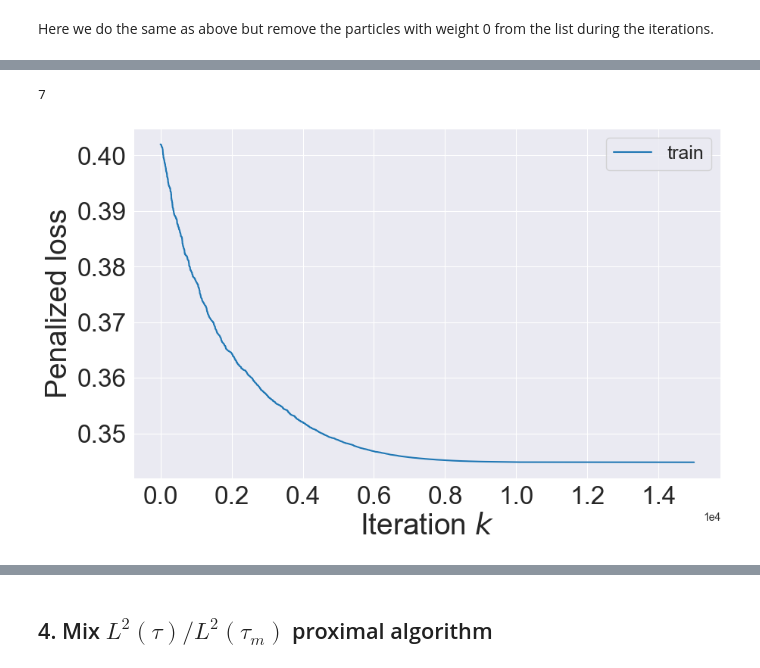
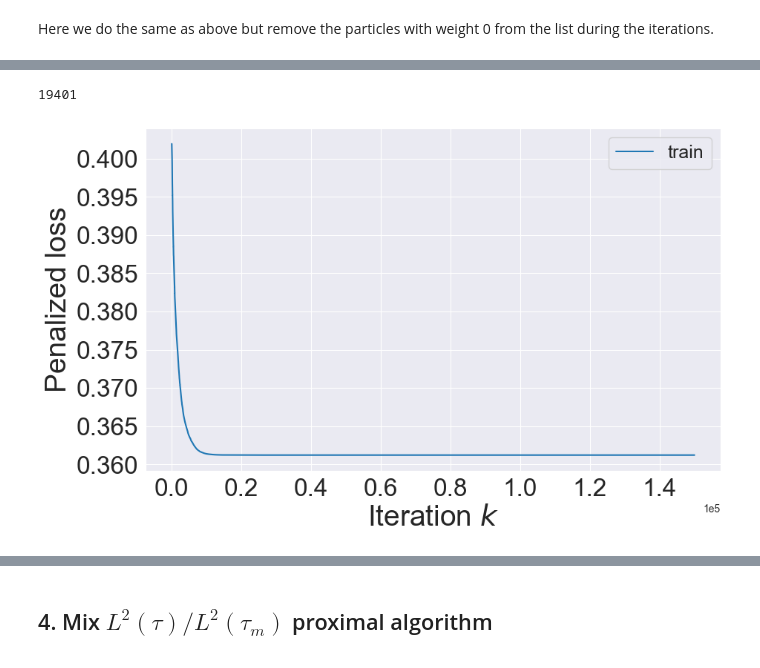
Before and after one commit to karl-hajjar/pop-conic, a Jupyter notebook: pop_conic/notebooks/prox-algos-variants.ipynb, the cells around one changed output, grey strips where cells are left out. Cells and saved outputs as stored; diff of their text form; code cells hidden in the pictures.

```diff
--- a/pop_conic/notebooks/prox-algos-variants.ipynb
+++ b/pop_conic/notebooks/prox-algos-variants.ipynb
@@ -699,33 +765,33 @@ plt.show()
 # %%
 indexes = []
 cpt = 0
-while cpt < len(penalized_train_losses) - 1:
-    if penalized_train_losses[cpt+1] > penalized_train_losses[cpt]:
+while cpt < len(penalized_train_losses_coord) - 1:
+    if penalized_train_losses_coord[cpt+1] > penalized_train_losses_coord[cpt]:
         indexes.append(cpt)
     cpt += 1
 print(len(indexes))
 # %% [output]
-7
+19401
 # %%
 plt.figure(figsize=(10, 6))
 marker = None #'o'
 #plt.xscale('log')
 #plt.yscale('log')
 
-plt.plot(np.arange(len(penalized_train_losses)), penalized_train_losses, label='train')
+plt.plot(np.arange(len(penalized_train_losses_coord)), penalized_train_losses_coord, label='train')
 #plt.plot([min(VAL_ITER * k, len(penalized_train_losses)) for k in range(len(penalized_val_losses))],
 #         penalized_val_losses, label='val', marker=marker)
 
 plt.xlabel('Iteration $k$', fontsize=28)
 plt.ylabel('Penalized loss', fontsize=28)
 plt.ticklabel_format(style='sci', axis='x', scilimits=(0,0))
 plt.xticks(fontsize=24)
 plt.yticks(fontsize=24)
 plt.legend(fontsize=18)
 #plt.savefig(os.path.join(FIGURES_DIR, 'losses-ista-10-1.png'), bbox_inches='tight')
 plt.show()
 # %% [output]
-[figure, old version]
+[figure, new version]
 # %%
 plt.figure(figsize=(10, 6))
 marker = None #'o'
```
Also changed, not shown: parts of 45 cells of this notebook, 1 other file.
